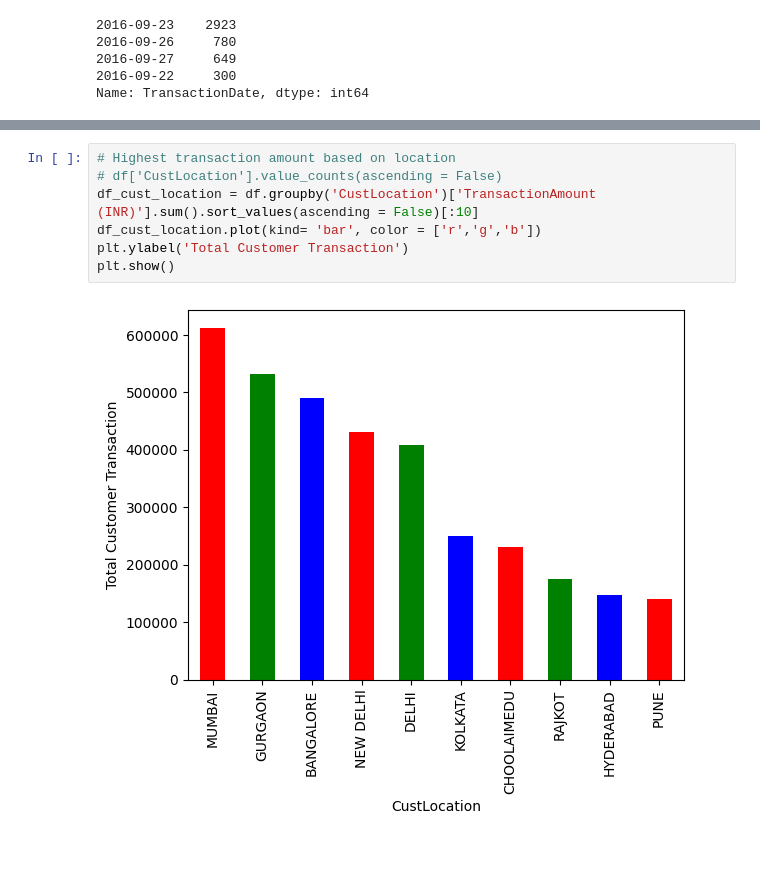
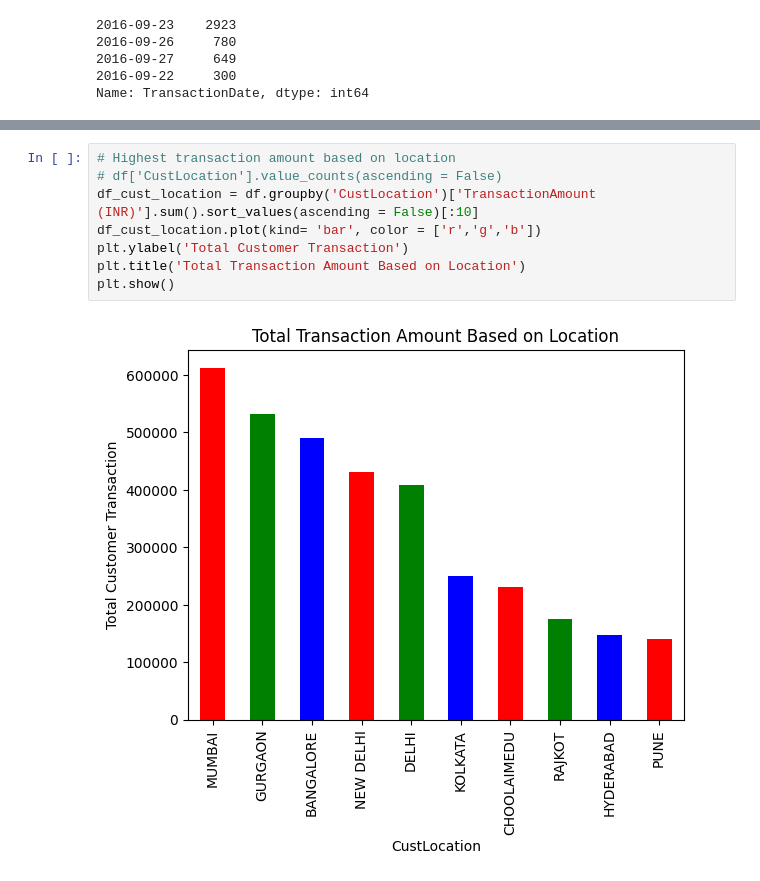
Before and after one commit to danielhermawan02/Bank-Segmentation-Analysis, a Jupyter notebook: tugas1.ipynb, the cells around one changed output, grey strips where cells are left out. Cells and saved outputs as stored; diff of their text form; blank space fills up the shorter version.

```diff
--- a/tugas1.ipynb
+++ b/tugas1.ipynb
@@ -217,12 +211,13 @@ plt.show()
 # %%
 # Highest transaction amount based on location
 # df['CustLocation'].value_counts(ascending = False)
 df_cust_location = df.groupby('CustLocation')['TransactionAmount (INR)'].sum().sort_values(ascending = False)[:10]
 df_cust_location.plot(kind= 'bar', color = ['r','g','b'])
 plt.ylabel('Total Customer Transaction')
+plt.title('Total Transaction Amount Based on Location')
 plt.show()
 # %% [output]
-[figure, old version]
+[figure, new version]
 # %%
 df_cust_gender_location = df.groupby('CustGender')['TransactionAmount (INR)'].sum().sort_values(ascending = False)
 df_cust_gender_location.plot(kind= 'bar', color = ['r','g'])
```
Also changed, not shown: parts of 6 cells of this notebook, 2 other files.
